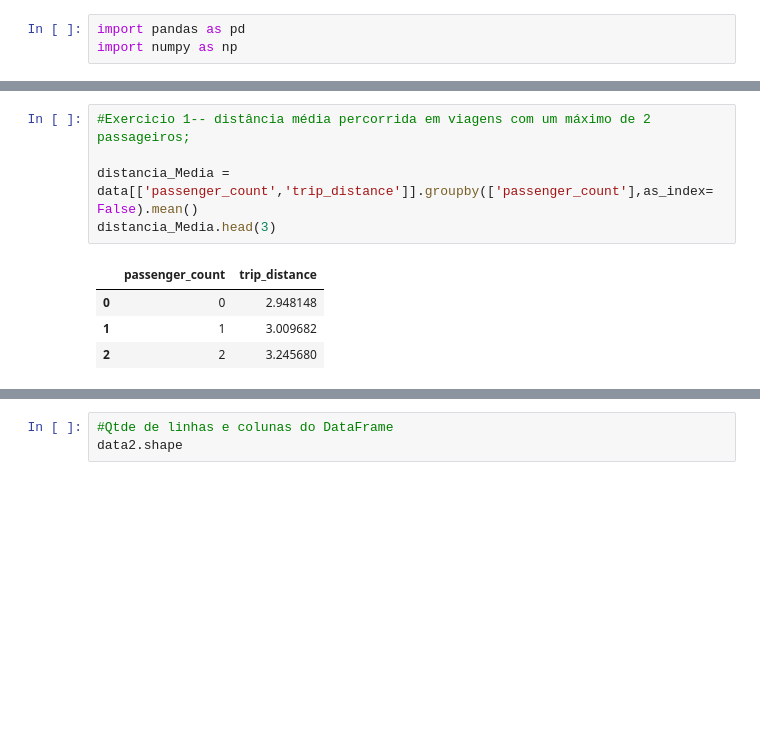
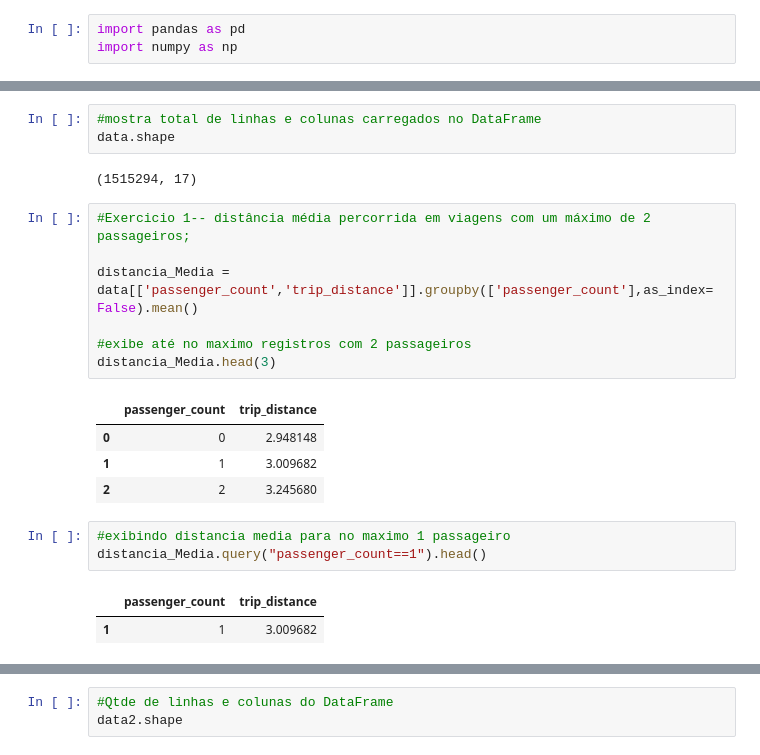
Before and after one commit to lilaferreira12/teste-eng-dados, a Jupyter notebook: Test_Python_Lilian_Ferreira.ipynb, the cells around one changed output, grey strips where cells are left out. Cells and saved outputs as stored; diff of their text form; blank space fills up the shorter version.

```diff
--- a/Test_Python_Lilian_Ferreira.ipynb
+++ b/Test_Python_Lilian_Ferreira.ipynb
@@ -21,10 +20,23 @@ data.shape
+# %%
+#mostra total de linhas e colunas carregados no DataFrame
+data.shape
+# %% [output]
+(1515294, 17)
 # %%
 #Exercicio 1-- distância média percorrida em viagens com um máximo de 2 passageiros;
 
 distancia_Media = data[['passenger_count','trip_distance']].groupby(['passenger_count'],as_index= False).mean()
+
+#exibe até no maximo registros com 2 passageiros
 distancia_Media.head(3)
 # %% [output]
 |  | passenger_count | trip_distance |
 | 0 | 0 | 2.948148 |
 | 1 | 1 | 3.009682 |
 | 2 | 2 | 3.245680 |
+# %%
+#exibindo distancia media para no maximo 1 passageiro
+distancia_Media.query("passenger_count==1").head()
+# %% [output]
+|  | passenger_count | trip_distance |
+| 1 | 1 | 3.009682 |
```
Also changed, not shown: parts of 9 cells of this notebook.
